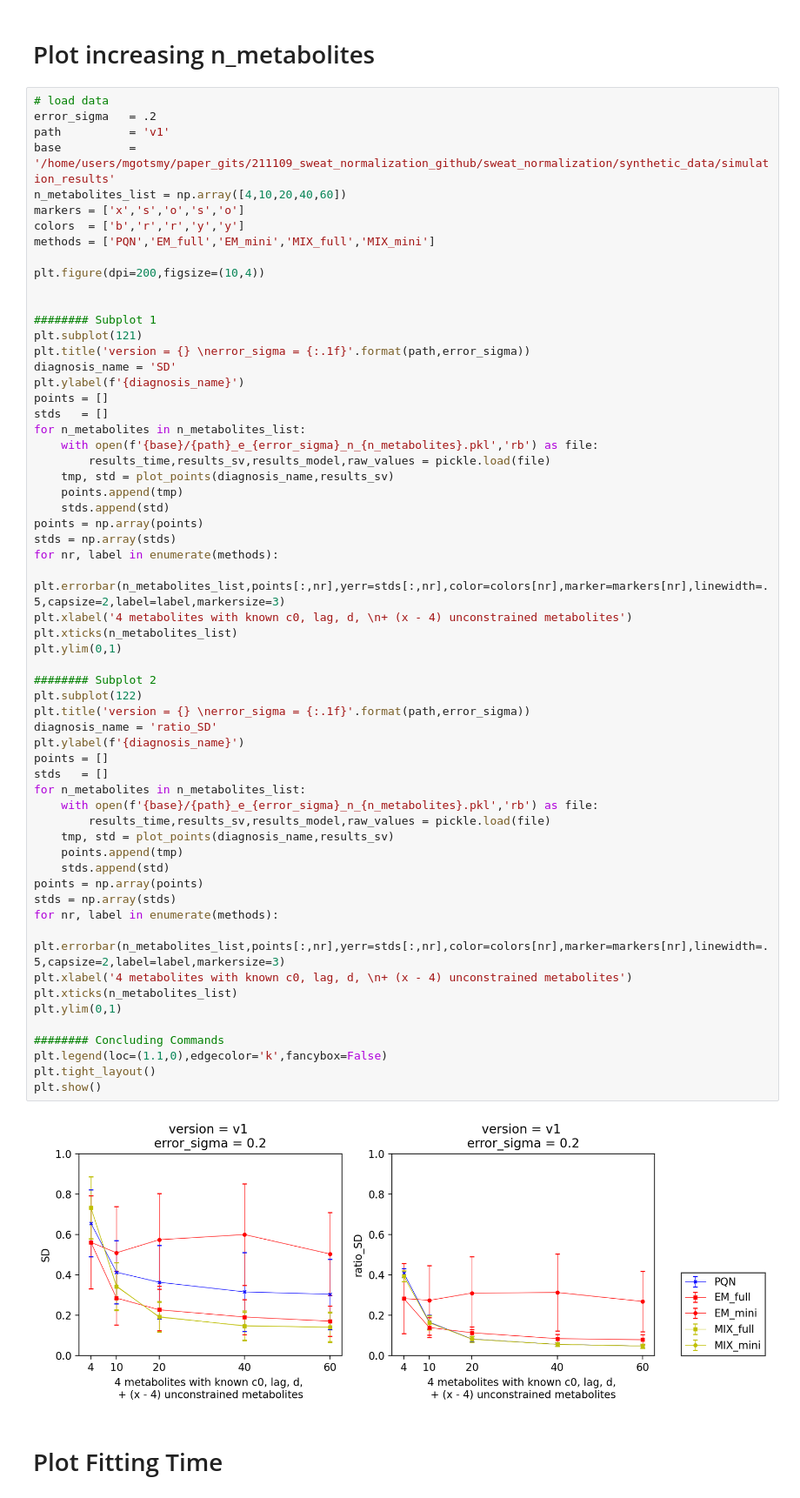
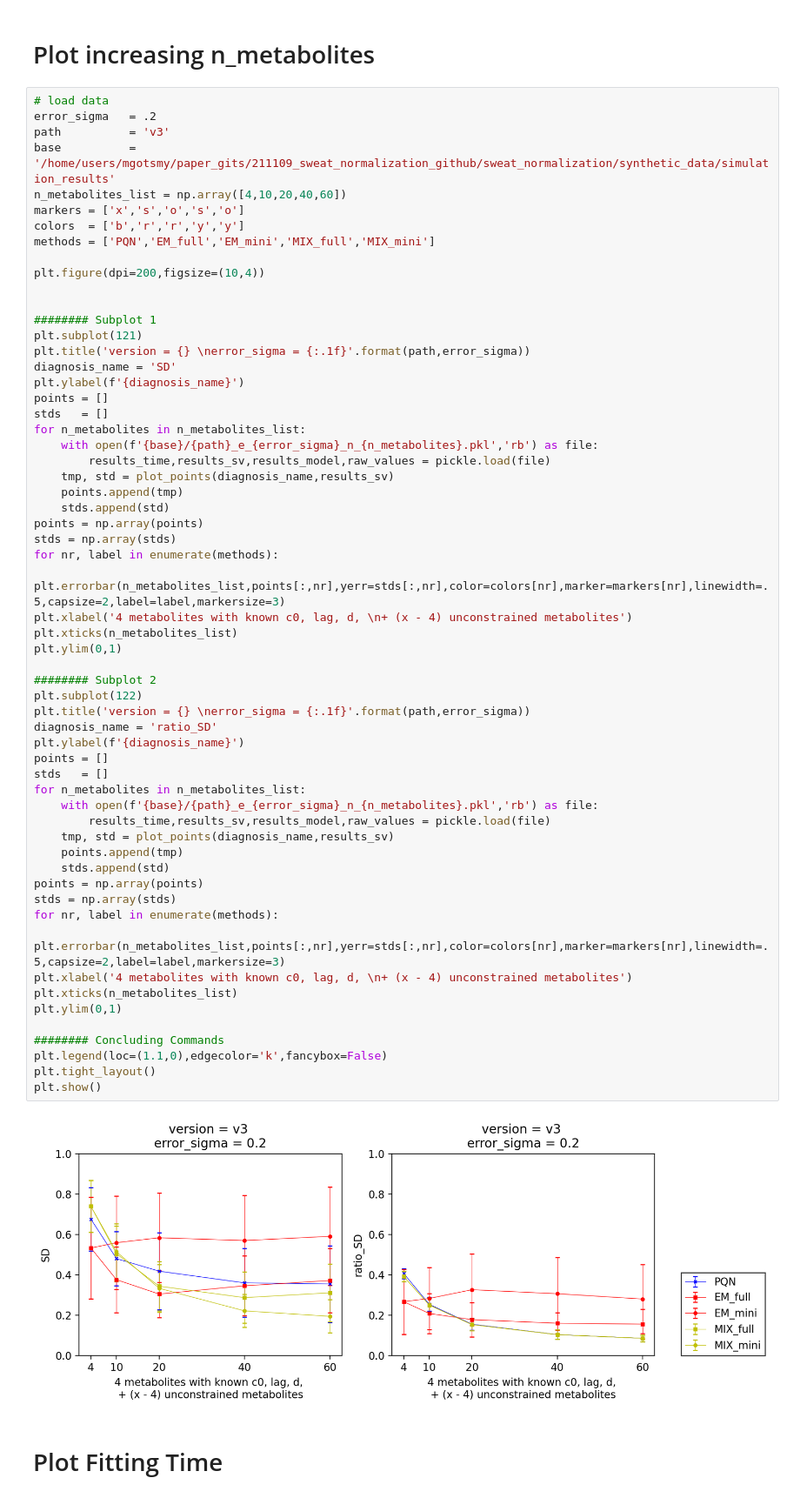
Before and after one commit to Gotsmy/sweat_normalization, a Jupyter notebook: synthetic_data/Simulation_Analysis.ipynb, the cells around one changed output. Shown: that part at 87% size. Saved outputs shown, nothing was run; the diff lists cells and outputs as text.

```diff
--- a/synthetic_data/Simulation_Analysis.ipynb
+++ b/synthetic_data/Simulation_Analysis.ipynb
@@ -194,7 +205,7 @@ MIX_mini   mean = 0.255 std = 0.090
 # %%
 # load data
 error_sigma   = .2
-path          = 'v1'
+path          = 'v3'
 base          = '/home/users/mgotsmy/paper_gits/211109_sweat_normalization_github/sweat_normalization/synthetic_data/simulation_results'
 n_metabolites_list = np.array([4,10,20,40,60])
 markers = ['x','s','o','s','o']
@@ -224,34 +235,34 @@ for nr, label in enumerate(methods):
 plt.xlabel('4 metabolites with known c0, lag, d, \n+ (x - 4) unconstrained metabolites')
 plt.xticks(n_metabolites_list)
 plt.ylim(0,1)
 
 ######## Subplot 2
 plt.subplot(122)
 plt.title('version = {} \nerror_sigma = {:.1f}'.format(path,error_sigma))
 diagnosis_name = 'ratio_SD'
 plt.ylabel(f'{diagnosis_name}')
 points = []
 stds   = []
 for n_metabolites in n_metabolites_list:
     with open(f'{base}/{path}_e_{error_sigma}_n_{n_metabolites}.pkl','rb') as file:
         results_time,results_sv,results_model,raw_values = pickle.load(file)
     tmp, std = plot_points(diagnosis_name,results_sv)
     points.append(tmp)
     stds.append(std)
 points = np.array(points)
 stds = np.array(stds)
 for nr, label in enumerate(methods):
     plt.errorbar(n_metabolites_list,points[:,nr],yerr=stds[:,nr],color=colors[nr],marker=markers[nr],linewidth=.5,capsize=2,label=label,markersize=3)
 plt.xlabel('4 metabolites with known c0, lag, d, \n+ (x - 4) unconstrained metabolites')
 plt.xticks(n_metabolites_list)
 plt.ylim(0,1)
 
 ######## Concluding Commands
 plt.legend(loc=(1.1,0),edgecolor='k',fancybox=False)
 plt.tight_layout()
 plt.show()
 # %% [output]
-[figure, old version]
+[figure, new version]
 # %% [markdown]
 # Plot Fitting Time
 # %%
```
Also changed, not shown: parts of 1 cell of this notebook, 3 other files.
